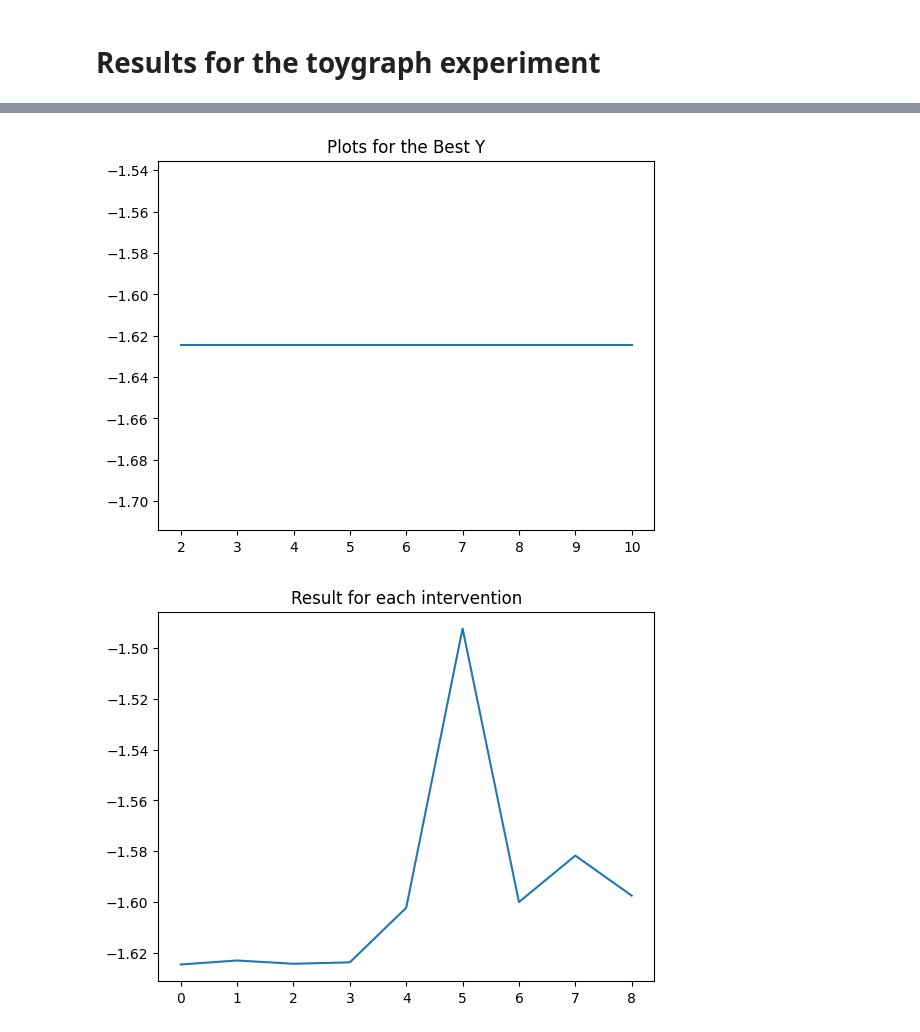
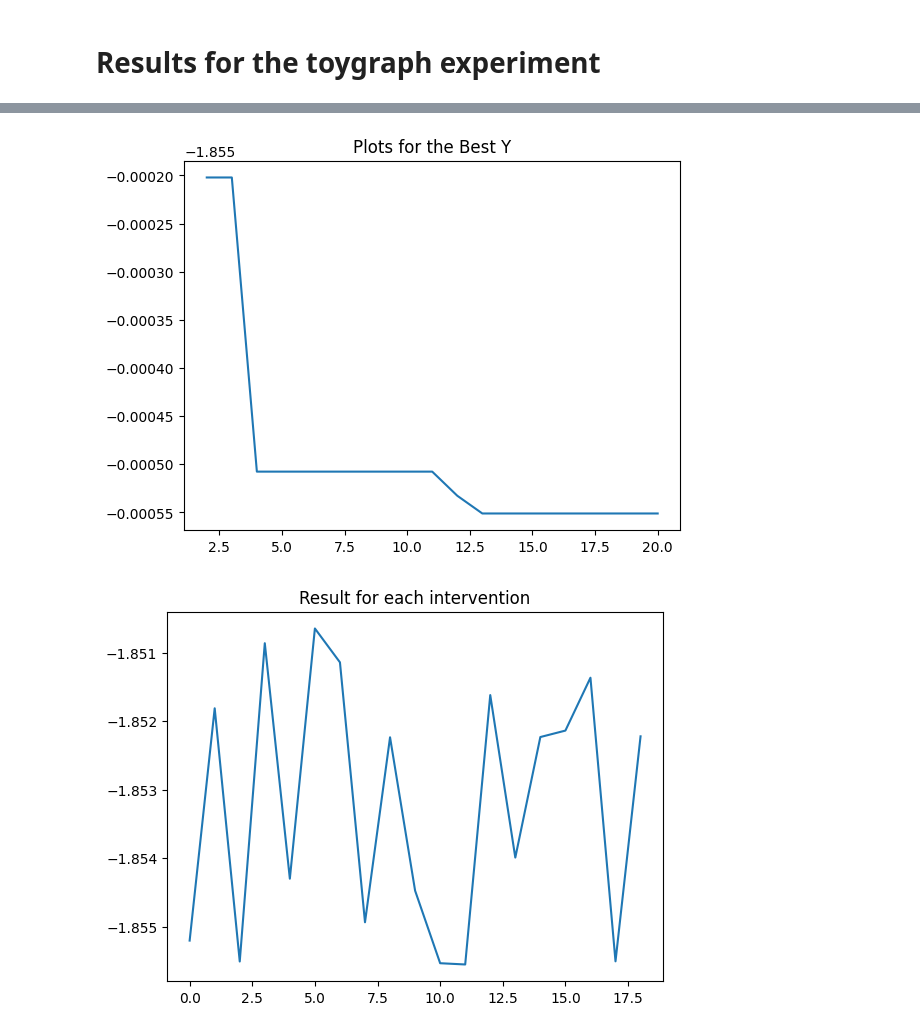
Before and after one commit to FearTheDeer9/AmortizedBayesianOptimization, a Jupyter notebook: results/toygraph_results_notebook.ipynb, the cells around one changed output, grey strips where cells are left out. Drawn from its saved outputs; the diff is of its cells as text; code cells hidden in the pictures.

Commit message:
Updating repo with some results

```diff
--- a/results/toygraph_results_notebook.ipynb
+++ b/results/toygraph_results_notebook.ipynb
@@ -7,5 +7,13 @@ import pandas as pd
 import matplotlib.pyplot as plt
 # %%
 # reading in the ceo results
-with open("ToyGraph/ceo_results.pickle", "rb") as file:
+with open("ToyGraph/run_ceo_10_results.pickle", "rb") as file:
     ceo_results_dict = pickle.load(file)
+
+plt.plot(ceo_results_dict["Best_Y"])
+plt.title("Plots for the Best Y")
+plt.show()
+
+plt.plot(ceo_results_dict["Per_trial_Y"])
+plt.title("Result for each intervention")
+plt.show()
@@ -24,6 +23,6 @@ plt.show()
 # %%
 # reading in the ceo results
-with open("ToyGraph/run[1]_cbo_results_graph_0.pickle", "rb") as file:
+with open("ToyGraph/run1_cbo_results_graph_0.pickle", "rb") as file:
     ceo_results_dict = pickle.load(file)
 
 # plotting the best ones
@@ -41,6 +40,6 @@ plt.show()
 # %%
 # reading in the ceo results
-with open("ToyGraph/run[1]_cbo_results_graph_1.pickle", "rb") as file:
+with open("ToyGraph/run1_cbo_results_graph_1.pickle", "rb") as file:
     ceo_results_dict = pickle.load(file)
 
 # plotting the best ones
@@ -58,19 +57,19 @@ plt.show()
 # %%
 # reading in the ceo results
-with open("ToyGraph/run[1]_cbo_results_graph_2.pickle", "rb") as file:
+with open("ToyGraph/run1_cbo_results_graph_2.pickle", "rb") as file:
     ceo_results_dict = pickle.load(file)
 
 # plotting the best ones
 plt.plot(ceo_results_dict["Best_Y"])
 plt.title("Plots for the Best Y")
 plt.show()
 
 # plotting each trial
 plt.plot(ceo_results_dict["Per_trial_Y"])
 plt.title("Result for each intervention")
 plt.show()
 # %% [output]
-[figure, old version]
+[figure, new version]
-[figure, old version]
+[figure, new version]
 # %%
 # reading in the ceo results
```
Also changed, not shown: parts of 9 cells of this notebook, 49 other files.
